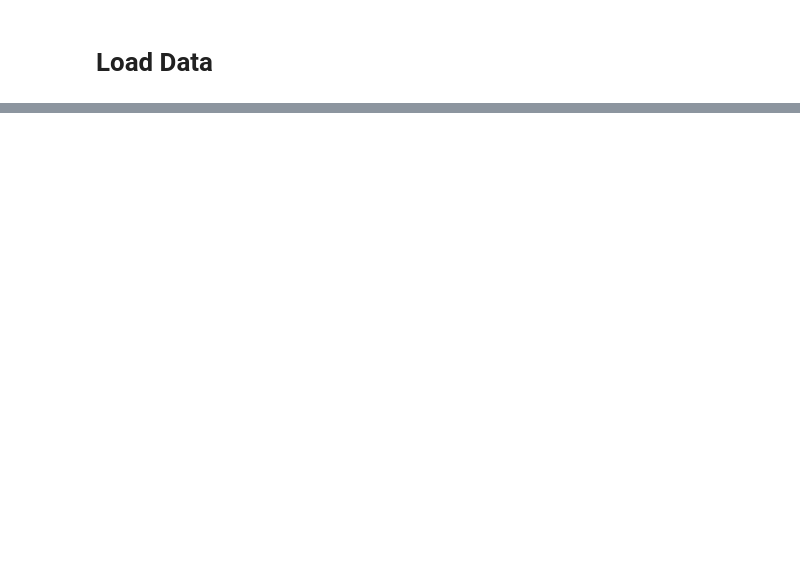
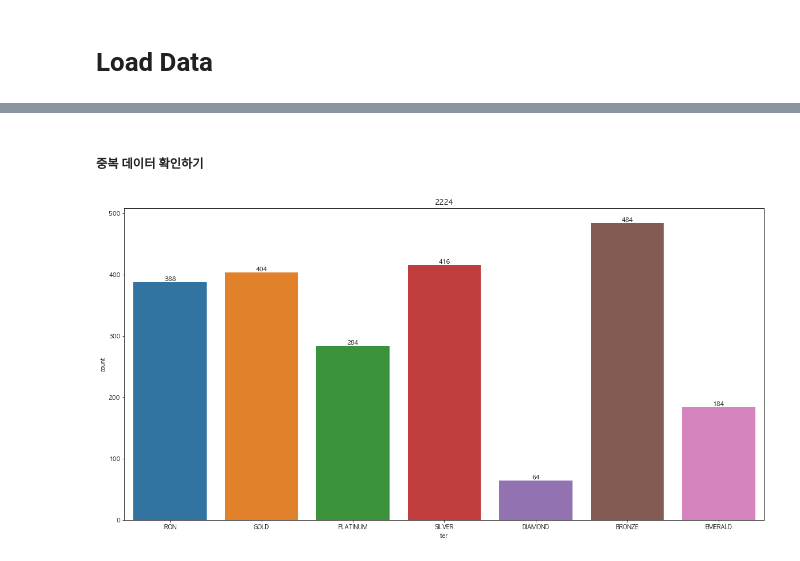
Before and after one commit to SKNETWORKS-FAMILY-AICAMP/SKN11-2nd-4Team, a Jupyter notebook: EDA/eda_hyg.ipynb, the cells around one changed output, grey strips where cells are left out. Cells and saved outputs as stored; diff of their text form; code cells hidden in the pictures; blank space fills up the shorter version.

```diff
--- a/EDA/eda_hyg.ipynb
+++ b/EDA/eda_hyg.ipynb
@@ -74,0 +128,11 @@ plt.show()
+# %%
+path = os.path.join(os.path.split(os.getcwd())[0], "data/summoner/*.csv")
+file_path = glob(path)
+
+summoner_data = pd.DataFrame()
+
+for file in file_path:
+    summoner_data = pd.concat([summoner_data, pd.read_csv(file, encoding="utf-8")], axis=0)
+
+display(summoner_data.head())
+print(f"Summoner data count : {len(summoner_data.index)}")
@@ -74,0 +163,3 @@ plt.show()
+# %%
+summoner_data = pd.merge(player_info_data, summoner_data, how="outer", on="puuid")
+summoner_data.head()
@@ -74,0 +173,21 @@ plt.show()
+# %% [markdown]
+##### 중복 데이터 확인하기
+# %%
+duplicated_summoners = summoner_data[summoner_data.duplicated(subset='summonerId', keep=False)]
+
+plt.figure(figsize=(20,10))
+ax = sns.countplot(data=duplicated_summoners, x='tier')
+
+result = 0
+for p in ax.patches:
+    result += int(p.get_height())
+    ax.annotate(f'{int(p.get_height())}',
+                (p.get_x() + p.get_width() / 2, p.get_height()),
+                ha='center',
+                va='bottom',
+                fontsize=10,
+                color='black')
+plt.title(f'{result}')
+plt.show()
+# %% [output]
+[figure, added]
```
Also changed, not shown: parts of 30 cells of this notebook.
